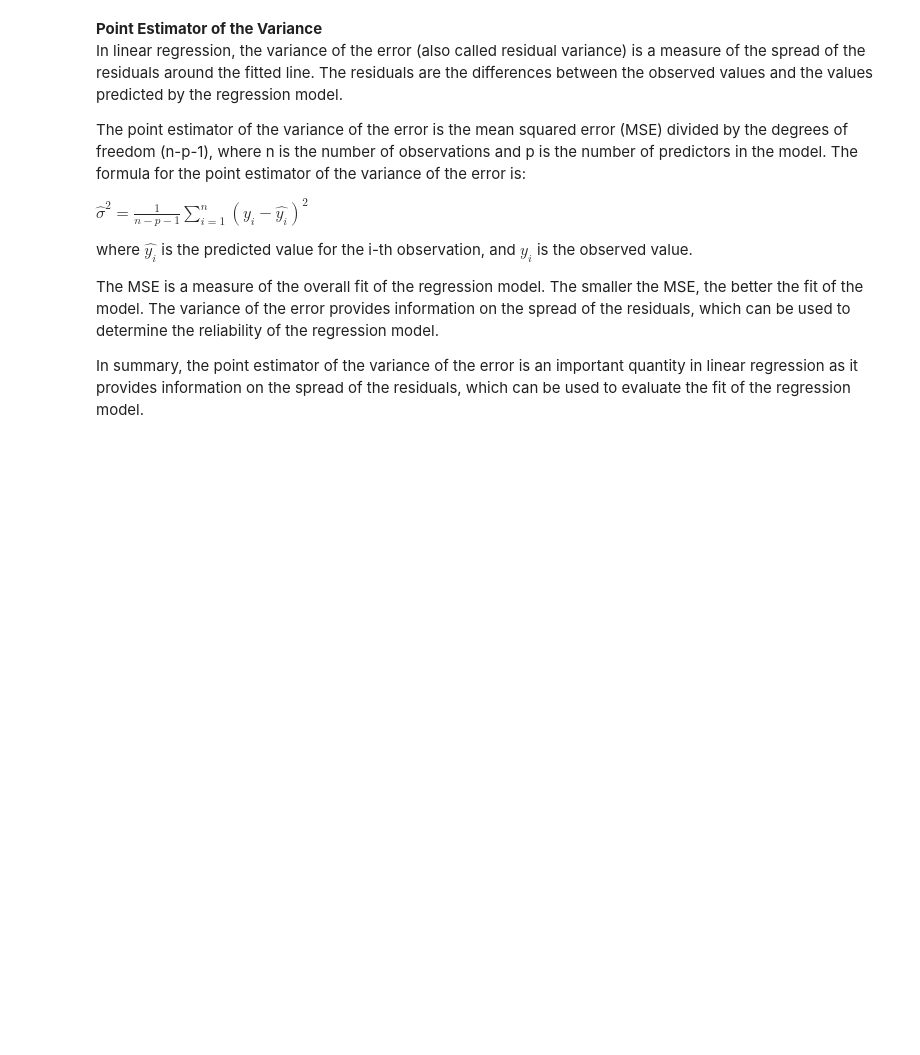
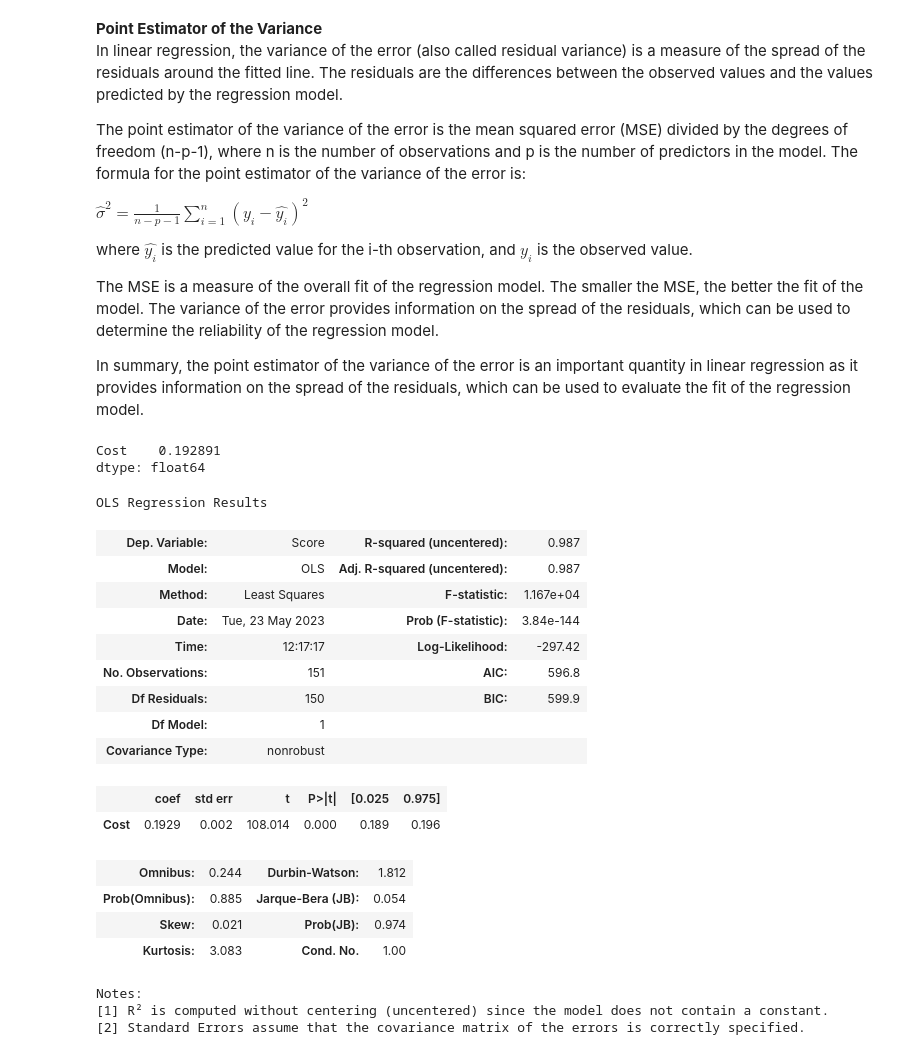
Before and after one commit to sk-aili/Examining-Soccer-Player-Goal-Statistics, a Jupyter notebook: lib/simple_regression.ipynb, the cells around one changed output. Cells and saved outputs as stored; diff of their text form; code cells hidden in the pictures; blank space fills up the shorter version.

```diff
--- a/lib/simple_regression.ipynb
+++ b/lib/simple_regression.ipynb
@@ -278,3 +283,35 @@ where $\hat{y_i}$ is the predicted value for the i-th observation, and $y_i$ is
 The MSE is a measure of the overall fit of the regression model. The smaller the MSE, the better the fit of the model. The variance of the error provides information on the spread of the residuals, which can be used to determine the reliability of the regression model.
 
 In summary, the point estimator of the variance of the error is an important quantity in linear regression as it provides information on the spread of the residuals, which can be used to evaluate the fit of the regression model.
+# %%
+# statsmodels approach to regression
+# fit the model
+lr = sm.OLS(y_train, X_train).fit()
+
+# printing the parameters
+lr.params
+# %% [output]
+Cost    0.192891
+dtype: float64
+# %%
+lr.summary()
+# %% [output]
+OLS Regression Results
+| Dep. Variable: | Score | R-squared (uncentered): | 0.987 |
+| Model: | OLS | Adj. R-squared (uncentered): | 0.987 |
+| Method: | Least Squares | F-statistic: | 1.167e+04 |
+| Date: | Tue, 23 May 2023 | Prob (F-statistic): | 3.84e-144 |
+| Time: | 12:17:17 | Log-Likelihood: | -297.42 |
+| No. Observations: | 151 | AIC: | 596.8 |
+| Df Residuals: | 150 | BIC: | 599.9 |
+| Df Model: | 1 |  |  |
+| Covariance Type: | nonrobust |  |  |
+|  | coef | std err | t | P>|t| | [0.025 | 0.975] |
+| Cost | 0.1929 | 0.002 | 108.014 | 0.000 | 0.189 | 0.196 |
+| Omnibus: | 0.244 | Durbin-Watson: | 1.812 |
+| Prob(Omnibus): | 0.885 | Jarque-Bera (JB): | 0.054 |
+| Skew: | 0.021 | Prob(JB): | 0.974 |
+| Kurtosis: | 3.083 | Cond. No. | 1.00 |
+Notes:
+[1] R² is computed without centering (uncentered) since the model does not contain a constant.
+[2] Standard Errors assume that the covariance matrix of the errors is correctly specified.
```
Also changed, not shown: parts of 3 cells of this notebook, 1 other file.
